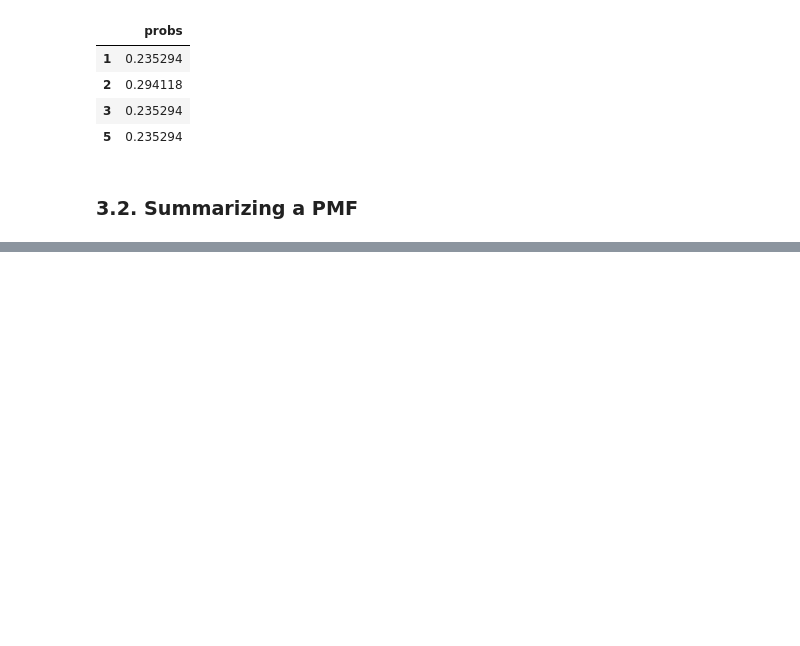
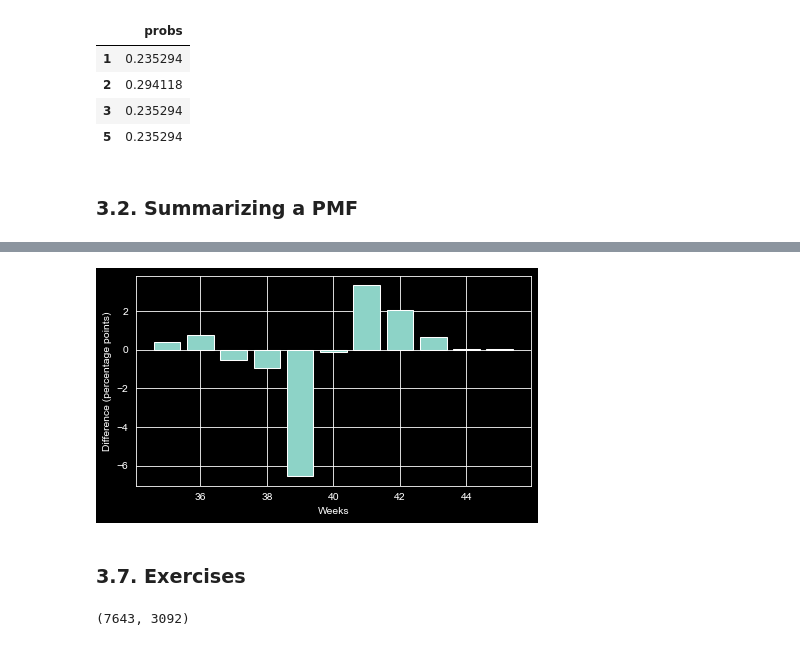
Before and after one commit to anp-exe/ThinkStats, a Jupyter notebook: my-work/Chapter3.ipynb, the cells around one changed output, grey strips where cells are left out. Cells and saved outputs as stored; diff of their text form; code cells hidden in the pictures; blank space fills up the shorter version.

```diff
--- a/my-work/Chapter3.ipynb
+++ b/my-work/Chapter3.ipynb
@@ -116,0 +276,16 @@ np.float64(2.7058823529411766)
+# %%
+plt.bar(weeks, diffs * 100)
+decorate(xlabel="Weeks", ylabel="Difference (percentage points)")
+# %% [output]
+[figure, added]
+# %% [markdown]
+### 3.7. Exercises
+# %%
+from nsfg import read_fem_resp
+
+os.chdir('../data')
+resp = read_fem_resp()
+os.chdir('../my-work')
+resp.shape
+# %% [output]
+(7643, 3092)
```
Also changed, not shown: parts of 41 cells of this notebook.
